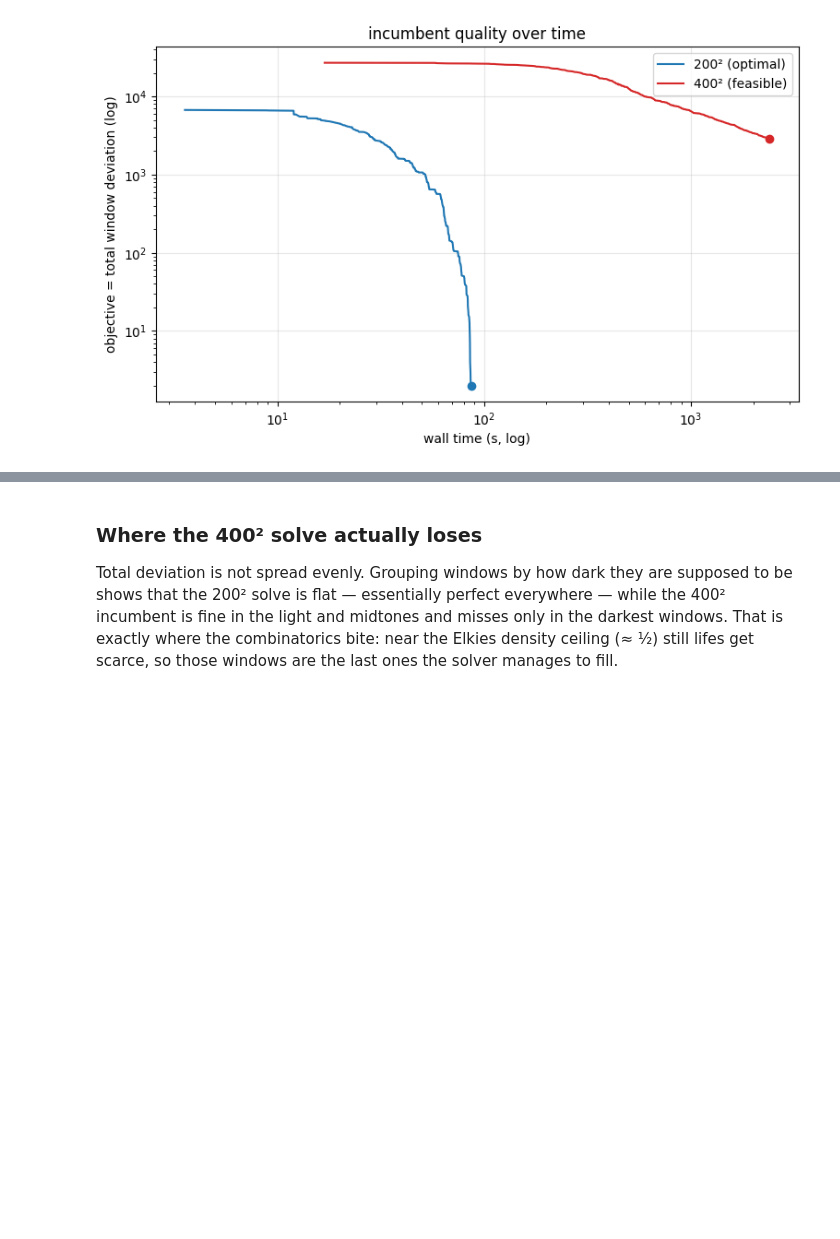
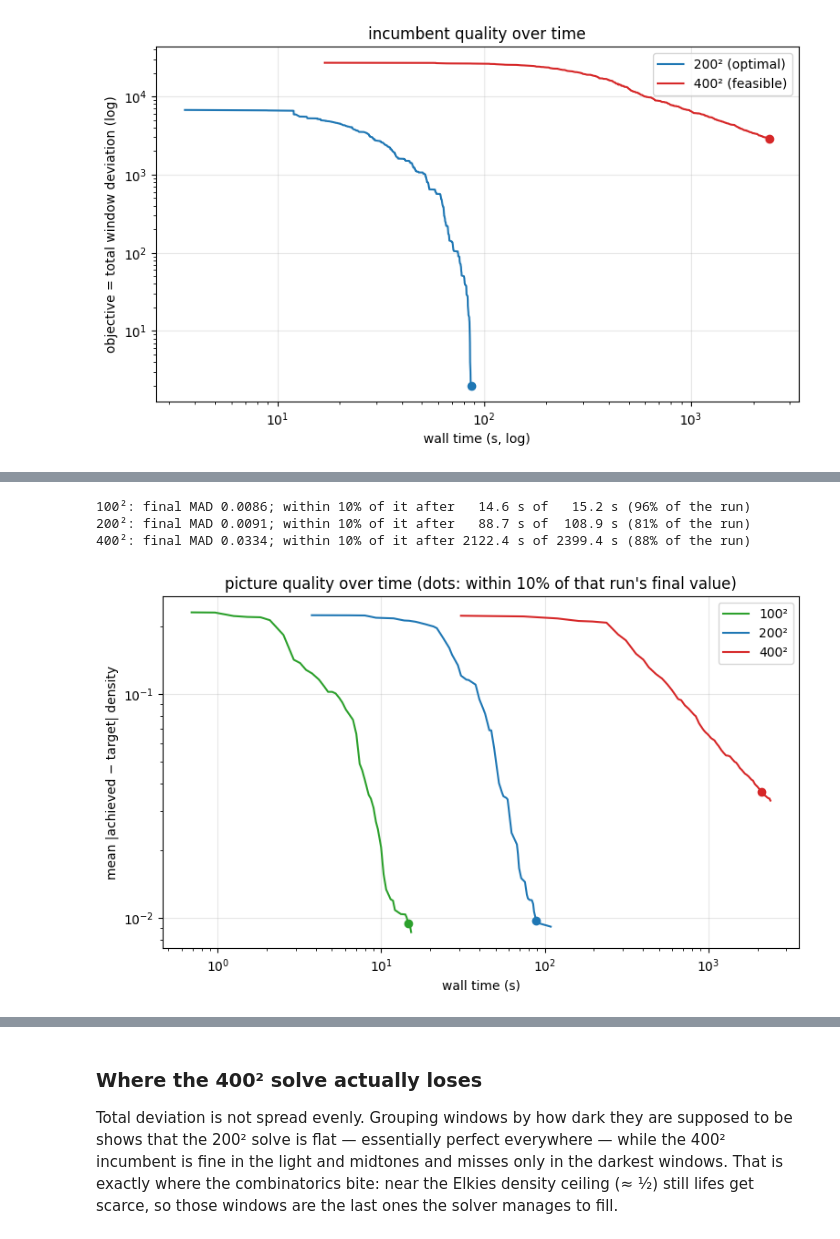
Before and after one commit to mrollier/game-of-life-mosaics, a Jupyter notebook: notebooks/beyond_tiles.ipynb, the cells around one changed output, grey strips where cells are left out. Cells and saved outputs as stored; diff of their text form; code cells hidden in the pictures; blank space fills up the shorter version.

```diff
--- a/notebooks/beyond_tiles.ipynb
+++ b/notebooks/beyond_tiles.ipynb
@@ -303,0 +362,33 @@ ax.grid(alpha=0.3)
+# %%
+def frame_mads(size, snaps):
+    g, f = grey_and_mask_from_image(REPO / "input/images/marilyn.png", size)
+    ct = cell_targets(equalize_grey(g, f), d_max=D_MAX)
+    _, kept_w = window_targets(ct, f, window_slices(ct.shape, K, K))
+    n_free = np.array([f[si, sj].sum() for si, sj in kept_w])
+    target = np.array([ct[si, sj][f[si, sj]].sum() for si, sj in kept_w]) / n_free
+    mads = []
+    for _, _, pattern in snaps:
+        achieved = np.array([pattern[si, sj][f[si, sj]].sum() for si, sj in kept_w]) / n_free
+        mads.append(np.abs(achieved - target).mean())
+    return np.array([t for t, _, _ in snaps]), np.array(mads)
+
+fig, ax = plt.subplots(figsize=(9, 5))
+for (size, (snaps, _, _)), colour in zip(movies.items(), ("tab:green", "tab:blue", "tab:red")):
+    times, mads = frame_mads(size, snaps)
+    ax.plot(times, mads, "-", color=colour, label=f"{size}²")
+    reached = times[mads <= mads[-1] * 1.1][0]
+    ax.scatter([reached], [mads[times == reached][0]], color=colour, zorder=3)
+    print(f"{size}²: final MAD {mads[-1]:.4f}; within 10% of it after "
+          f"{reached:6.1f} s of {times[-1]:6.1f} s ({reached / times[-1]:.0%} of the run)")
+ax.set_xscale("log")
+ax.set_yscale("log")
+ax.set_xlabel("wall time (s)")
+ax.set_ylabel("mean |achieved − target| density")
+ax.set_title("picture quality over time (dots: within 10% of that run's final value)")
+ax.legend()
+ax.grid(alpha=0.3)
+# %% [output]
+100²: final MAD 0.0086; within 10% of it after   14.6 s of   15.2 s (96% of the run)
+200²: final MAD 0.0091; within 10% of it after   88.7 s of  108.9 s (81% of the run)
+400²: final MAD 0.0334; within 10% of it after 2122.4 s of 2399.4 s (88% of the run)
+[figure, added]
```
Also changed, not shown: parts of 10 cells of this notebook, 19 other files.
